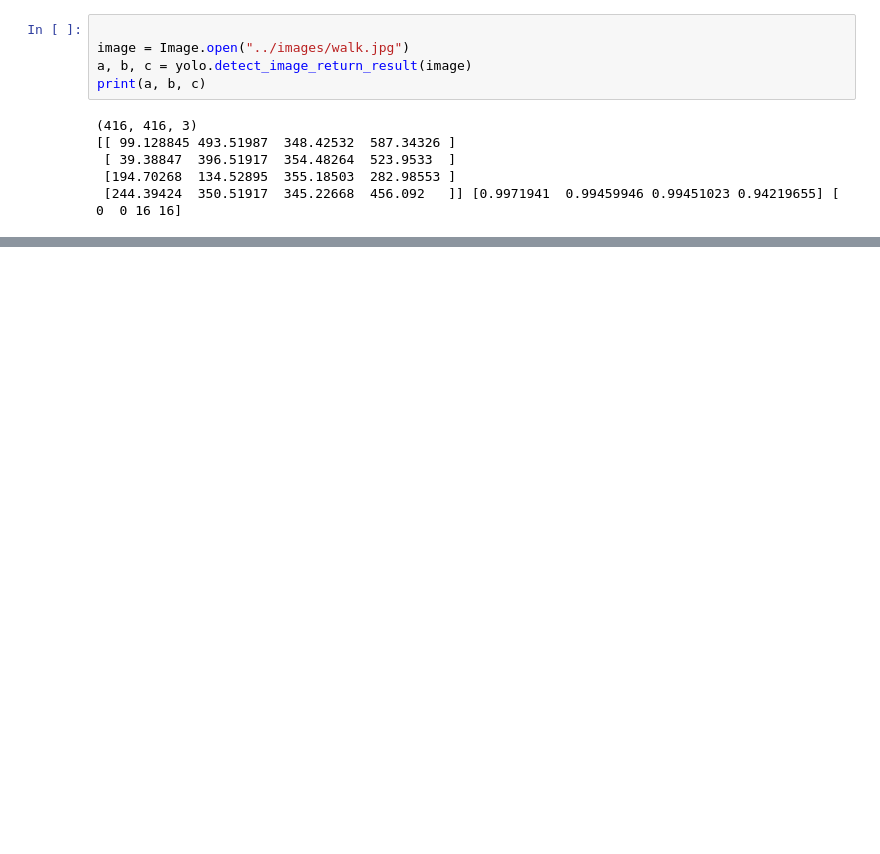
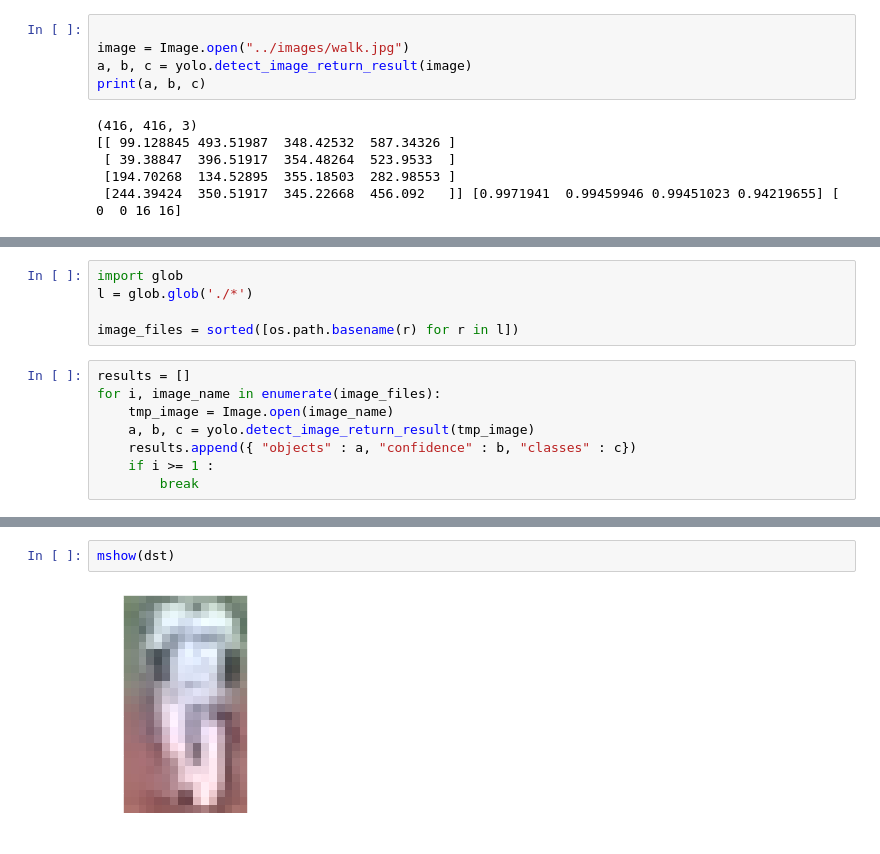
Before and after one commit to c-c-c-c/yolov3_trial, a Jupyter notebook: keras-yolo3/yolov3_keras.ipynb, the cells around one changed output, grey strips where cells are left out. Saved outputs shown, nothing was run; the diff lists cells and outputs as text; blank space fills up the shorter version.

```diff
--- a/keras-yolo3/yolov3_keras.ipynb
+++ b/keras-yolo3/yolov3_keras.ipynb
@@ -283,0 +325,13 @@ tf.__version__
+# %%
+import glob
+l = glob.glob('./*')
+
+image_files = sorted([os.path.basename(r) for r in l])
+# %%
+results = []
+for i, image_name in enumerate(image_files):
+    tmp_image = Image.open(image_name)
+    a, b, c = yolo.detect_image_return_result(tmp_image)
+    results.append({ "objects" : a, "confidence" : b, "classes" : c})
+    if i >= 1 :
+        break
@@ -283,0 +370,4 @@ tf.__version__
+# %%
+mshow(dst)
+# %% [output]
+[figure, added]
```
Also changed, not shown: parts of 15 cells of this notebook, 30 other files.
